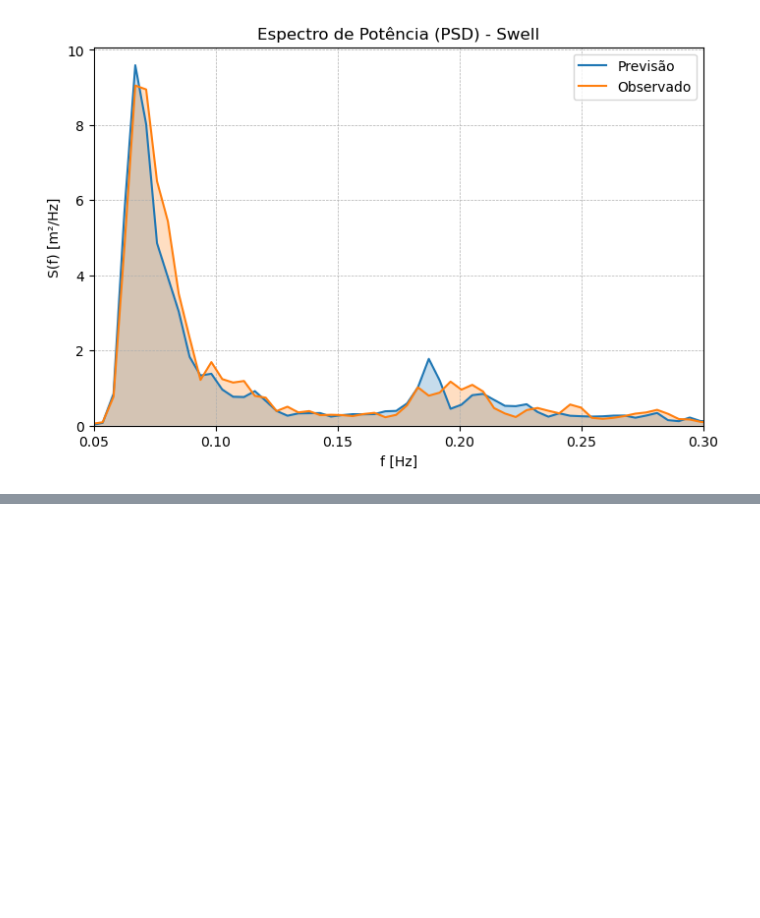
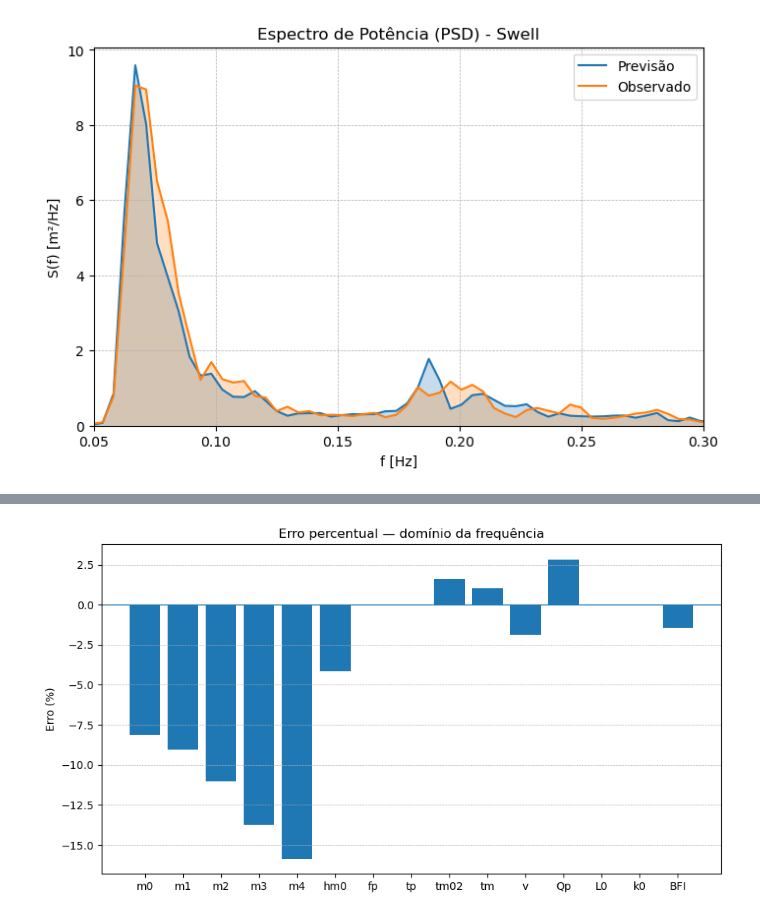
Before and after one commit to asapessoa77/sophia-wv, a Jupyter notebook: omarsat.ipynb, the cells around one changed output, grey strips where cells are left out. Cells and saved outputs as stored; diff of their text form; code cells hidden in the pictures; blank space fills up the shorter version.

```diff
--- a/omarsat.ipynb
+++ b/omarsat.ipynb
@@ -308,0 +435,9 @@ tools.plot_power_spectrum_pair(
+# %%
+
+cols = ppf_prev.columns
+bar_error_percent(ppf_real,
+                  ppf_prev,
+                  cols,
+                  title="Erro percentual — domínio da frequência")
+# %% [output]
+[figure, added]
```
Also changed, not shown: parts of 5 cells of this notebook.
